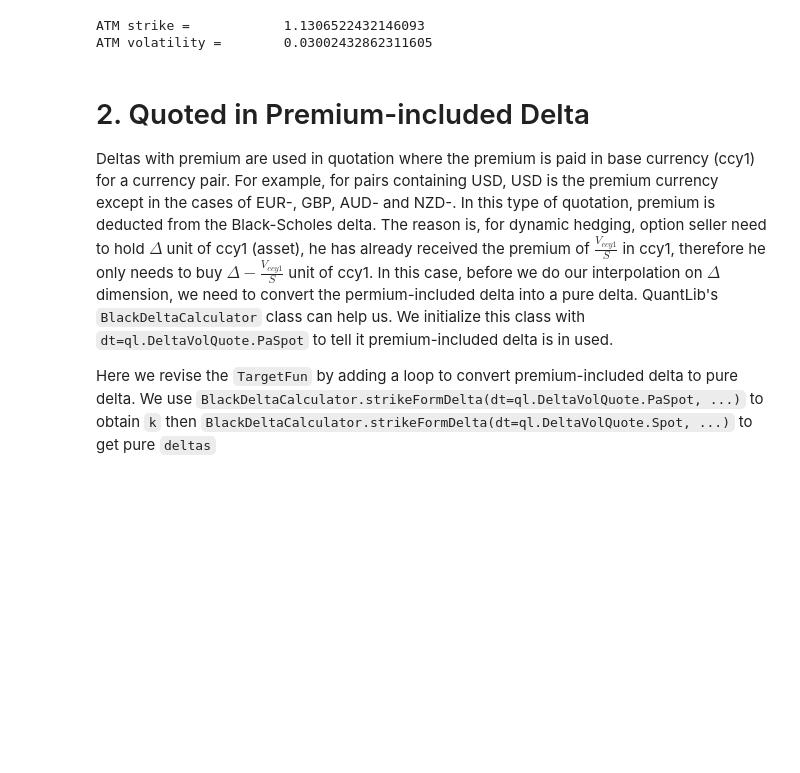
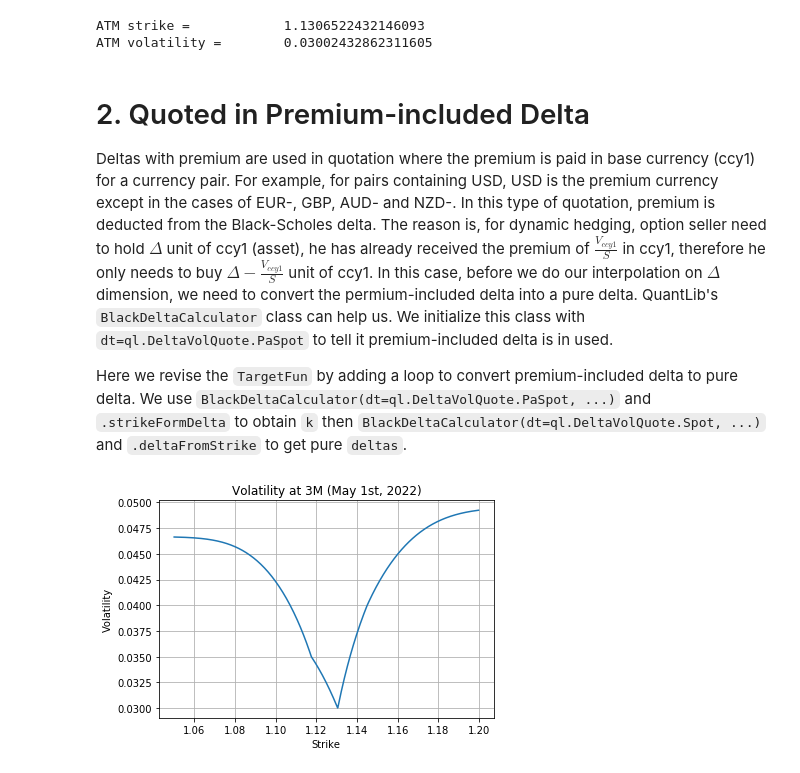
Before and after one commit to tlapfai/quant-posts, a Jupyter notebook: interpolate-sticky-delta-volatility-smile-with-python.ipynb, the cells around one changed output. Drawn from its saved outputs; the diff is of its cells as text; code cells hidden in the pictures; blank space fills up the shorter version.

```diff
--- a/interpolate-sticky-delta-volatility-smile-with-python.ipynb
+++ b/interpolate-sticky-delta-volatility-smile-with-python.ipynb
@@ -49,7 +49,8 @@ class TargetFun:
         self.rDcf = rdf # discount factor
         self.qDcf = qdf # discount factor
         self.t = ql.Actual365Fixed().yearFraction(as_of_date, self.maturity)
-        self.interp = interp(deltas, smile)
+        self.deltas = deltas
+        self.interp = interp(self.deltas, smile)
         self.delta_type = delta_type
 
     def __call__(self, v0):
@@ -133,7 +134,7 @@ Deltas with premium are used in quotation where the premium is paid in base curr
 In this type of quotation, premium is deducted from the Black-Scholes delta. The reason is, for dynamic hedging, option seller need to hold ${\Delta}$ unit of ccy1 (asset), he has already received the premium of $\frac{{V}_{ccy1}}{S}$ in ccy1, therefore he only needs to buy ${\Delta}-\frac{{V}_{ccy1}}{S}$ unit of ccy1.
 In this case, before we do our interpolation on ${\Delta}$ dimension, we need to convert the permium-included delta into a pure delta. QuantLib's `BlackDeltaCalculator` class can help us. We initialize this class with `dt=ql.DeltaVolQuote.PaSpot` to tell it premium-included delta is in used.
 
-Here we revise the `TargetFun` by adding a loop to convert premium-included delta to pure delta. We use `BlackDeltaCalculator.strikeFormDelta(dt=ql.DeltaVolQuote.PaSpot, ...)` to obtain `k` then `BlackDeltaCalculator.strikeFormDelta(dt=ql.DeltaVolQuote.Spot, ...)` to get pure `deltas`
+Here we revise the `TargetFun` by adding a loop to convert premium-included delta to pure delta. We use `BlackDeltaCalculator(dt=ql.DeltaVolQuote.PaSpot, ...)` and `.strikeFormDelta` to obtain `k` then `BlackDeltaCalculator(dt=ql.DeltaVolQuote.Spot, ...)` and `.deltaFromStrike` to get pure `deltas`.
 # %%
 class TargetFun:
     def __init__(self, as_of_date, spot, rdf, qdf, strike, maturity, deltas, delta_type, smile, interp):
@@ -144,16 +145,17 @@ class TargetFun:
         self.rDcf = rdf # discount factor
         self.qDcf = qdf # discount factor
         self.t = ql.Actual365Fixed().yearFraction(as_of_date, self.maturity)
+        self.deltas = []
 
         for i, delta in enumerate(deltas):
             if not delta_type == ql.DeltaVolQuote.Spot:
-                stdDev = math.sqrt(self.t) * smile_section[i]
+                stdDev = math.sqrt(self.t) * smile[i]
                 calc = ql.BlackDeltaCalculator(ql.Option.Put, delta_type, self.spot, self.rDcf, self.qDcf, stdDev)
                 k = calc.strikeFromDelta(deltas[i])
                 calc = ql.BlackDeltaCalculator(ql.Option.Put, ql.DeltaVolQuote.Spot, self.spot, self.rDcf, self.qDcf, stdDev)
-                deltas[i] = calc.deltaFromStrike(k)
+                self.deltas.append(calc.deltaFromStrike(k))
 
-        self.interp = interp(deltas, smile)
+        self.interp = interp(self.deltas, smile)
         self.delta_type = ql.DeltaVolQuote.Spot
 
     def __call__(self, v0):
@@ -163,5 +165,42 @@ class TargetFun:
         d = calc.deltaFromStrike(self.strike)
         v = self.interp(d, allowExtrapolation=True)
         return (v - v0)
-
-delta_type = ql.DeltaVolQuote.PaSpot
+# %%
+delta_type = ql.DeltaVolQuote.PaSpot
+vol_vs_strike = []
+strikes = np.linspace(1.05, 1.20, 500, endpoint=False)
+display_maturity = as_of_date + ql.Period('3M')
+
+def strike2vol(k):
+    vol_by_tenor = []
+    for i, smile in enumerate(voltilities):
+        mat = maturities[i]
+        target = TargetFun(as_of_date,
+                           spot,
+                           rTS.discount(mat),
+                           qTS.discount(mat),
+                           k,
+                           maturities[i],
+                           deltas[i],
+                           delta_type,
+                           smile,
+                           ql.LinearInterpolation) # usually use cubic spline (ql.CubicNaturalSpline)
+        guess = smile[2]
+        vol_by_tenor.append(solver.solve(target, accuracy, guess, step))
+    return vol_by_tenor
+
+for k in strikes:
+    vol_by_tenor = strike2vol(k)
+    vts = ql.BlackVarianceCurve(as_of_date, maturities, vol_by_tenor, ql.Actual365Fixed(), False)
+    vts.enableExtrapolation()
+    vts_handle = ql.BlackVolTermStructureHandle(vts)
+    vol_vs_strike.append(vts_handle.blackVol(display_maturity, 1.0)) # the strike 1.0 has no effect
+
+plt.plot(strikes, vol_vs_strike)
+plt.xlabel('Strike')
+plt.ylabel('Volatility')
+plt.title(f'Volatility at 3M ({display_maturity})')
+plt.grid(True)
+plt.show()
+# %% [output]
+[figure, added]
```
Also changed, not shown: parts of 6 cells of this notebook.
